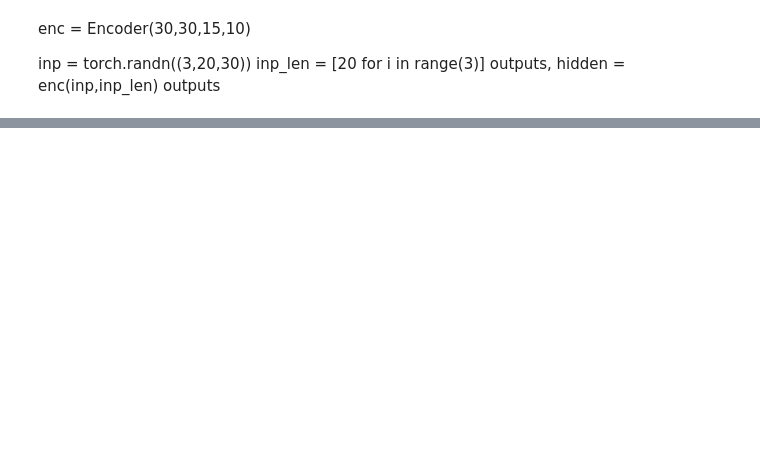
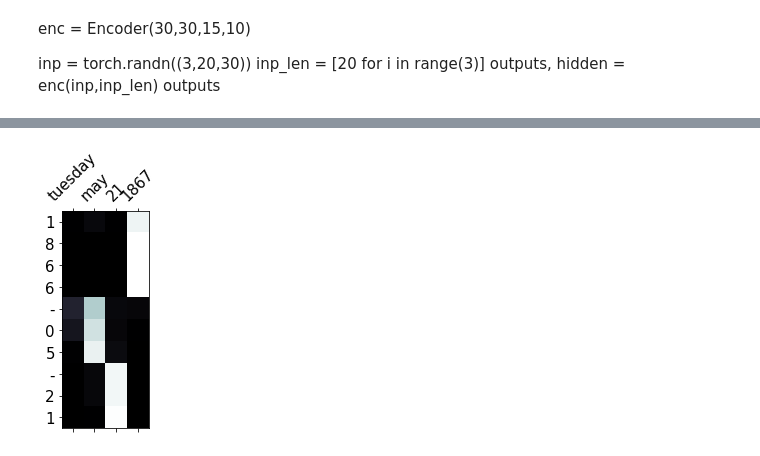
Before and after one commit to JACOBIN-SCTCS/Deep_Learning_For_NLP_IISC, a Jupyter notebook: Assignment4/parta/sol.ipynb, the cells around one changed output, grey strips where cells are left out. Saved outputs shown, nothing was run; the diff lists cells and outputs as text; code cells hidden in the pictures; blank space fills up the shorter version.

Commit message:
added attention plots

```diff
--- a/Assignment4/parta/sol.ipynb
+++ b/Assignment4/parta/sol.ipynb
@@ -11,6 +11,9 @@ import numpy as np
 from torch.utils.data import SubsetRandomSampler,DataLoader
 import torch.optim as optim
 import tqdm
+import matplotlib.pyplot as plt
+import matplotlib.ticker as ticker
+
 
 
 EMBED_DIM = 300
@@ -32,12 +35,17 @@ elif torch.has_cuda:
     device_fast = torch.device('cuda')
 
 
+output_index_to_word = {}
 output_vocab = {}
 for i in range(0,10):
     output_vocab[str(i)] = i
+    output_index_to_word[i] = str(i)
 output_vocab['-'] = 10
+output_index_to_word[10] = '-'
 output_vocab['<sos>'] = 11
+output_index_to_word[11] = '<sos>'
 output_vocab['<eos>'] = 12
+output_index_to_word[12] = '<eos>'
 
 glove = GloVe()
 # %%
@@ -227,0 +243,3 @@ class Decoder(nn.Module):
+# %%
+max_out_layer = nn.MaxPool1d(2)
+output = torch.randn((3,1,10))
@@ -286,14 +302,15 @@ class TranslationModel(nn.Module):
         inp = target[:,0]
         enc_mask = self.create_mask(source_len,int(encoder_outputs.shape[1]))
         for t in range(1,target_length):
-            decoder_output, hidden =  self.decoder(inp,hidden,encoder_outputs,enc_mask)
+            decoder_output, hidden, attention_vector =  self.decoder(inp,hidden,encoder_outputs,enc_mask)
 
             outputs[:,t,:] = decoder_output # batch_size, vocab_size
-            #teacher_force = random.random() < teacher_forcing_ratio
+            teacher_force = random.random() < teacher_forcing_ratio
 
             top1 = decoder_output.argmax(1)
 
-            inp = top1 #target[:,t] if teacher_force else top1
+            inp = target[:,t] if teacher_force else top1
+
         return outputs
 # %%
 def apply_weights(model):
@@ -421,3 +482,31 @@ def translate():
+# %%
+def display_attention(sentence, translation, attention):
+
+    fig = plt.figure()
+    ax = fig.add_subplot(111)
+
+    attention = attention.squeeze(1).cpu().detach().numpy()
+
+    cax = ax.matshow(attention, cmap='bone')
+
+    plt.tick_params(labelsize=15)
+
+    x_ticks = [''] +  [t for t in sentence.split(' ')]
+    y_ticks = [''] + translation
+
+    ax.set_xticklabels(x_ticks, rotation=45)
+    ax.set_yticklabels(y_ticks)
+
+    ax.xaxis.set_major_locator(ticker.MultipleLocator(1))
+    ax.yaxis.set_major_locator(ticker.MultipleLocator(1))
+
+    plt.show()
+    plt.close()
+# %%
+output_tokens , attention = translate_sentence('tuesday may 21 1867',t)
+display_attention('tuesday may 21 1867',output_tokens,attention)
+# %% [output]
+[figure, added]
 # %%
 rnn = nn.GRU(100,64, num_layers= 2 ,batch_first= True ,bidirectional=True)
 inp = torch.randn((2,8,100))
```
Also changed, not shown: parts of 10 cells of this notebook.
